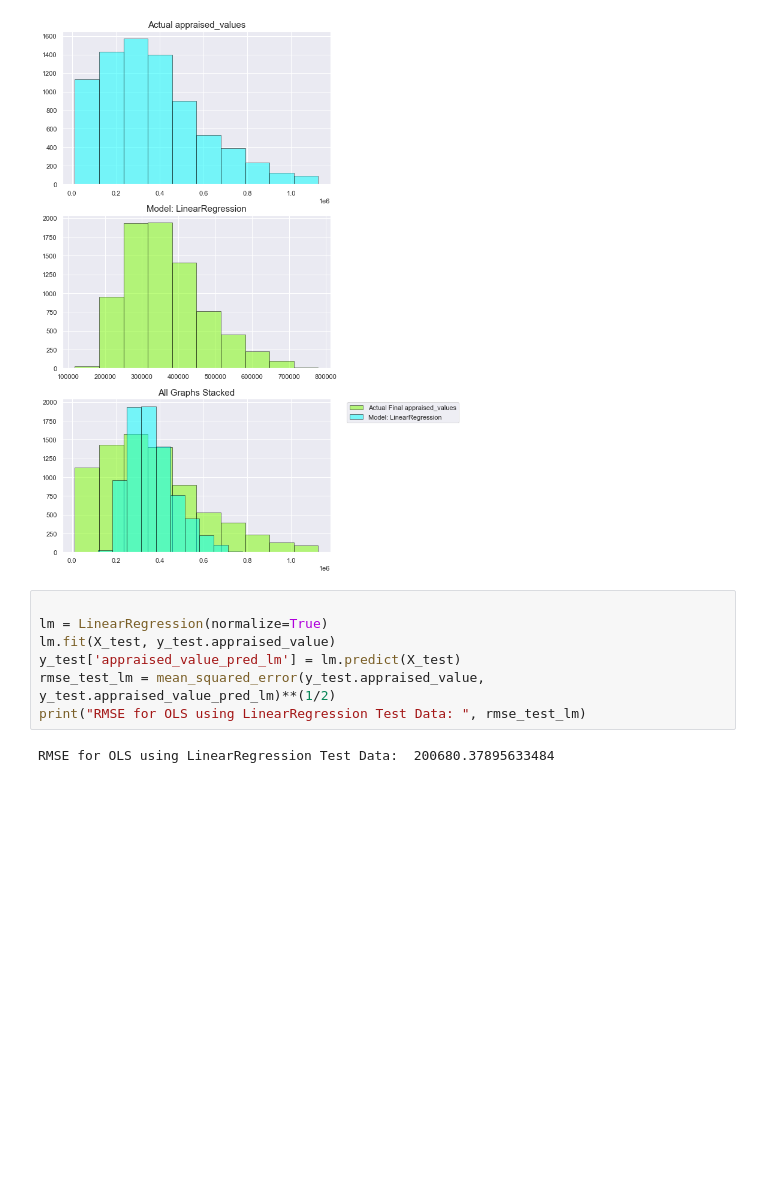
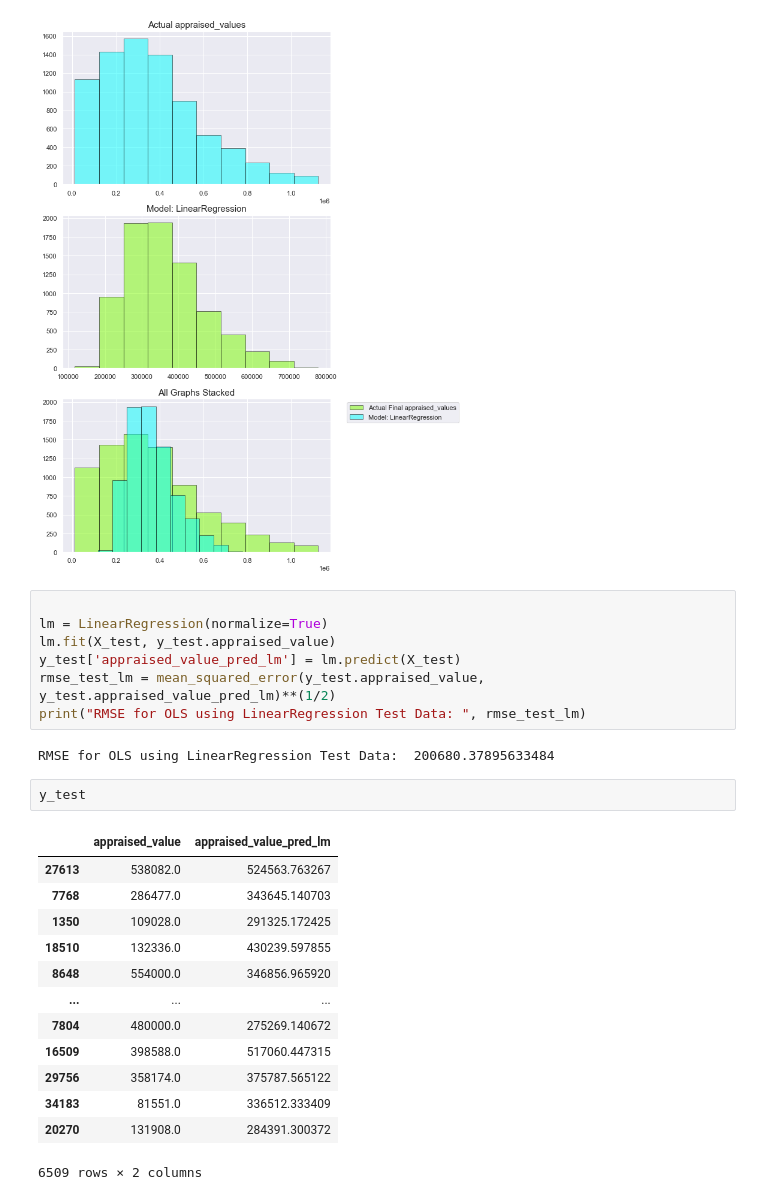
Before and after one commit to CaitlynCarney/prediting_home_values, a Jupyter notebook: code-workbooks/model.ipynb, the cells around one changed output. Drawn from its saved outputs; the diff is of its cells as text; blank space fills up the shorter version.

```diff
--- a/code-workbooks/model.ipynb
+++ b/code-workbooks/model.ipynb
@@ -733,3 +749,19 @@ rmse_test_lm = mean_squared_error(y_test.appraised_value, y_test.appraised_value
 print("RMSE for OLS using LinearRegression Test Data: ", rmse_test_lm)
 # %% [output]
 RMSE for OLS using LinearRegression Test Data:  200680.37895633484
+# %%
+y_test
+# %% [output]
+|  | appraised_value | appraised_value_pred_lm |
+| 27613 | 538082.0 | 524563.763267 |
+| 7768 | 286477.0 | 343645.140703 |
+| 1350 | 109028.0 | 291325.172425 |
+| 18510 | 132336.0 | 430239.597855 |
+| 8648 | 554000.0 | 346856.965920 |
+| ... | ... | ... |
+| 7804 | 480000.0 | 275269.140672 |
+| 16509 | 398588.0 | 517060.447315 |
+| 29756 | 358174.0 | 375787.565122 |
+| 34183 | 81551.0 | 336512.333409 |
+| 20270 | 131908.0 | 284391.300372 |
+6509 rows × 2 columns
```
Also changed, not shown: parts of 1 cell of this notebook, 6 other files.
